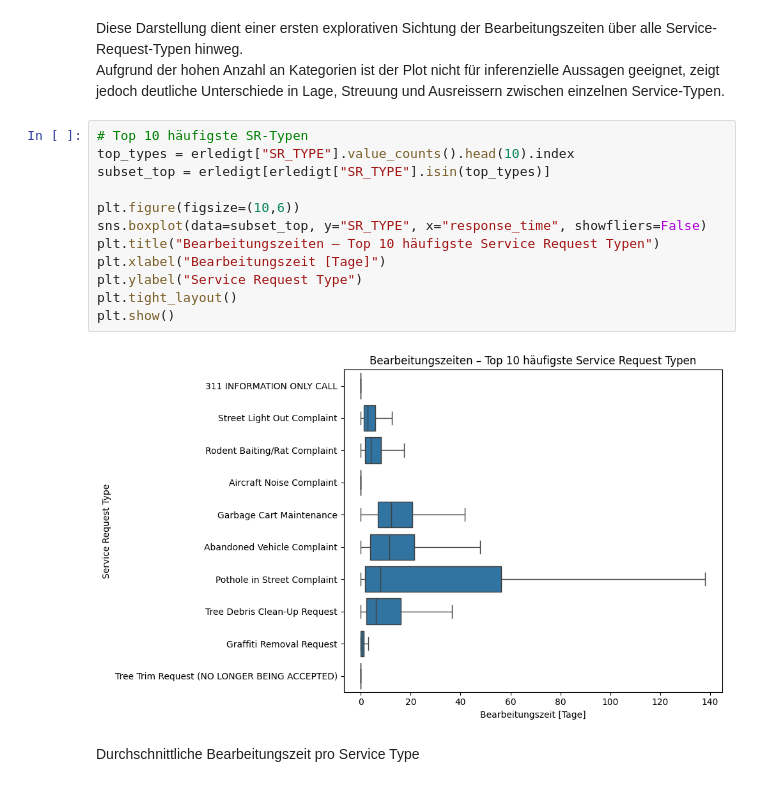
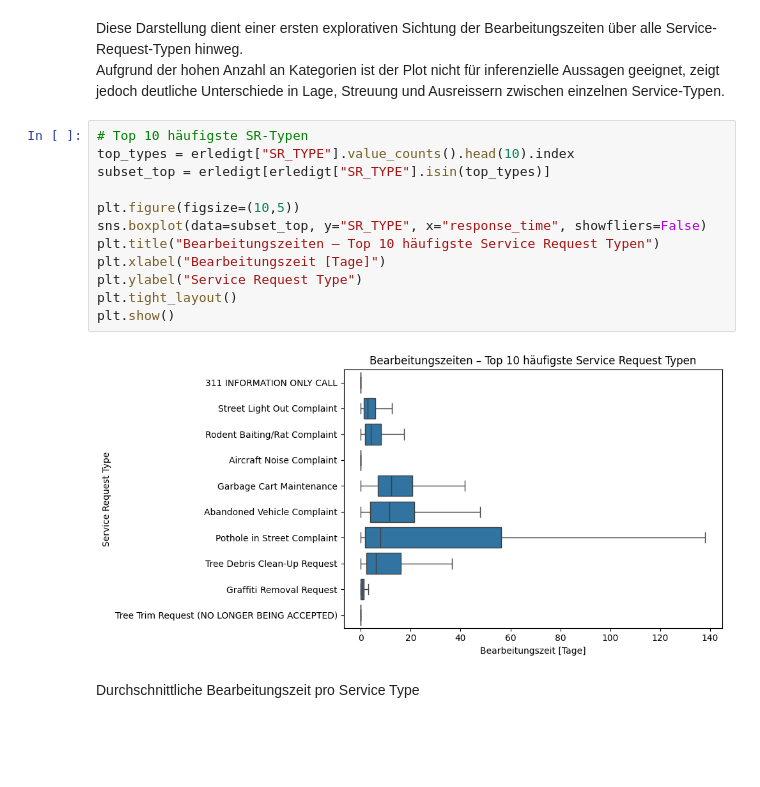
Before and after one commit to Ameowsle/Statistic-Macher, a Jupyter notebook: Bearbeitungszeit_SR_Requests.ipynb, the cells around one changed output. Drawn from its saved outputs; the diff is of its cells as text; blank space fills up the shorter version.

```diff
--- a/Bearbeitungszeit_SR_Requests.ipynb
+++ b/Bearbeitungszeit_SR_Requests.ipynb
@@ -299,17 +298,17 @@ Aufgrund der hohen Anzahl an Kategorien ist der Plot nicht für inferenzielle Au
 # %%
 # Top 10 häufigste SR-Typen
 top_types = erledigt["SR_TYPE"].value_counts().head(10).index
 subset_top = erledigt[erledigt["SR_TYPE"].isin(top_types)]
 
-plt.figure(figsize=(10,6))
+plt.figure(figsize=(10,5))
 sns.boxplot(data=subset_top, y="SR_TYPE", x="response_time", showfliers=False)
 plt.title("Bearbeitungszeiten – Top 10 häufigste Service Request Typen")
 plt.xlabel("Bearbeitungszeit [Tage]")
 plt.ylabel("Service Request Type")
 plt.tight_layout()
 plt.show()
 # %% [output]
-[figure, old version]
+[figure, new version]
 # %% [markdown]
 Durchschnittliche Bearbeitungszeit pro Service Type
 # %%
```
Also changed, not shown: parts of 30 cells of this notebook, 1 other file.
